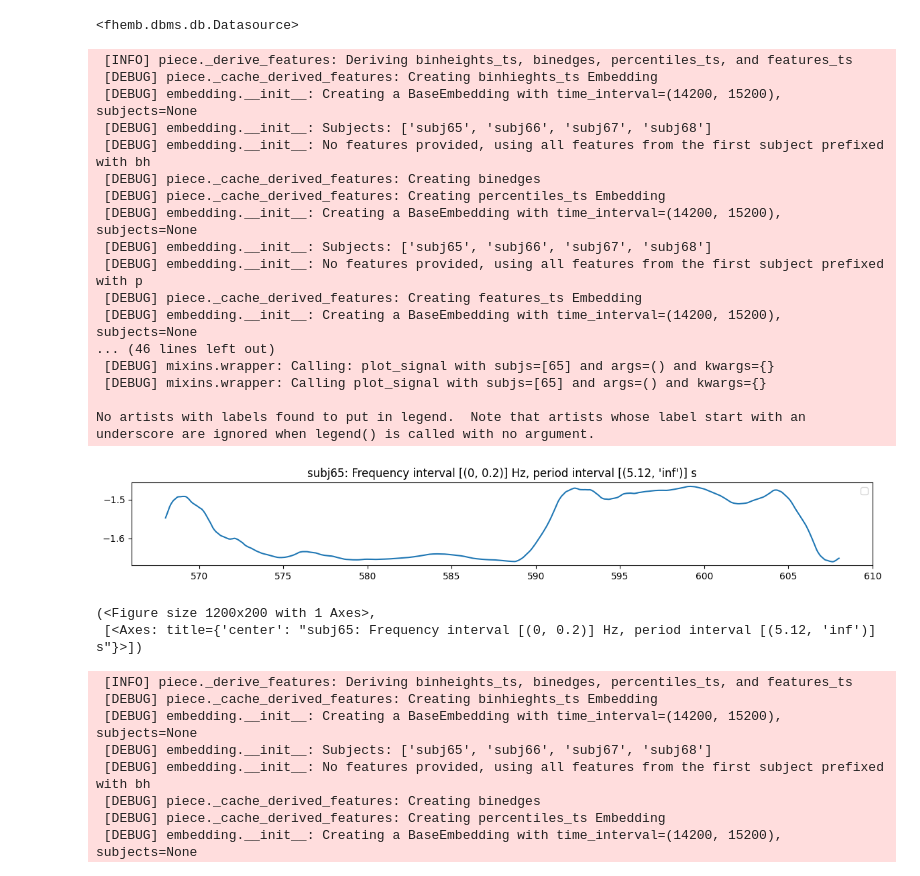
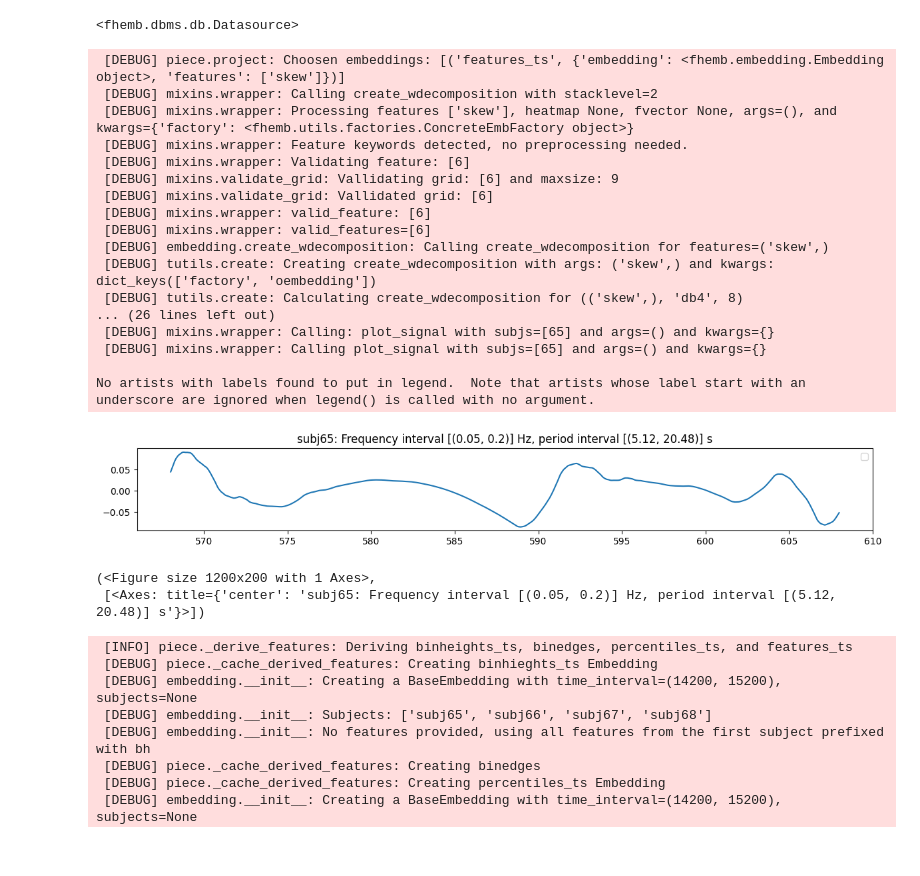
Before and after one commit to rdned/nbdev_fhemb, a Jupyter notebook: nbs/tfreq.ipynb, the cells around one changed output. Saved outputs shown, nothing was run; the diff lists cells and outputs as text; code cells hidden in the pictures.

```diff
--- a/nbs/tfreq.ipynb
+++ b/nbs/tfreq.ipynb
@@ -216,28 +216,28 @@ dg0.facebbox
 # %%
 #| eval: false
 
-dg0.face_t.project(features=['skew'], subjs=[65], fbands=[0,1,2], wdfactory=wfactory('db4',8)).plot_signal(subjs=[65])
+dg0.face_t.project(features=['skew'], subjs=[65], fbands=[1,2], wdfactory=wfactory('db4',8)).plot_signal(subjs=[65])
 # %% [output]
- [INFO] piece._derive_features: Deriving binheights_ts, binedges, percentiles_ts, and features_ts
- [DEBUG] piece._cache_derived_features: Creating binhieghts_ts Embedding
- [DEBUG] embedding.__init__: Creating a BaseEmbedding with time_interval=(14200, 15200), subjects=None
- [DEBUG] embedding.__init__: Subjects: ['subj65', 'subj66', 'subj67', 'subj68']
- [DEBUG] embedding.__init__: No features provided, using all features from the first subject prefixed with bh
- [DEBUG] piece._cache_derived_features: Creating binedges
- [DEBUG] piece._cache_derived_features: Creating percentiles_ts Embedding
- [DEBUG] embedding.__init__: Creating a BaseEmbedding with time_interval=(14200, 15200), subjects=None
- [DEBUG] embedding.__init__: Subjects: ['subj65', 'subj66', 'subj67', 'subj68']
- [DEBUG] embedding.__init__: No features provided, using all features from the first subject prefixed with p
- [DEBUG] piece._cache_derived_features: Creating features_ts Embedding
- [DEBUG] embedding.__init__: Creating a BaseEmbedding with time_interval=(14200, 15200), subjects=None
-... (46 lines left out)
+ [DEBUG] piece.project: Choosen embeddings: [('features_ts', {'embedding': <fhemb.embedding.Embedding object>, 'features': ['skew']})]
+ [DEBUG] mixins.wrapper: Calling create_wdecomposition with stacklevel=2
+ [DEBUG] mixins.wrapper: Processing features ['skew'], heatmap None, fvector None, args=(), and kwargs={'factory': <fhemb.utils.factories.ConcreteEmbFactory object>}
+ [DEBUG] mixins.wrapper: Feature keywords detected, no preprocessing needed.
+ [DEBUG] mixins.wrapper: Validating feature: [6]
+ [DEBUG] mixins.validate_grid: Vallidating grid: [6] and maxsize: 9
+ [DEBUG] mixins.validate_grid: Vallidated grid: [6]
+ [DEBUG] mixins.wrapper: valid_feature: [6]
+ [DEBUG] mixins.wrapper: valid_features=[6]
+ [DEBUG] embedding.create_wdecomposition: Calling create_wdecomposition for features=('skew',)
+ [DEBUG] tutils.create: Creating create_wdecomposition with args: ('skew',) and kwargs: dict_keys(['factory', 'oembedding'])
+ [DEBUG] tutils.create: Calculating create_wdecomposition for (('skew',), 'db4', 8)
+... (26 lines left out)
  [DEBUG] mixins.wrapper: Calling: plot_signal with subjs=[65] and args=() and kwargs={}
  [DEBUG] mixins.wrapper: Calling plot_signal with subjs=[65] and args=() and kwargs={}
 
 No artists with labels found to put in legend.  Note that artists whose label start with an underscore are ignored when legend() is called with no argument.
-[figure, old version]
+[figure, new version]
 (<Figure size 1200x200 with 1 Axes>,
- [<Axes: title={'center': "subj65: Frequency interval [(0, 0.2)] Hz, period interval [(5.12, 'inf')] s"}>])
+ [<Axes: title={'center': 'subj65: Frequency interval [(0.05, 0.2)] Hz, period interval [(5.12, 20.48)] s'}>])
 # %%
 #| eval: false
 
```
Also changed, not shown: 4 other files.
